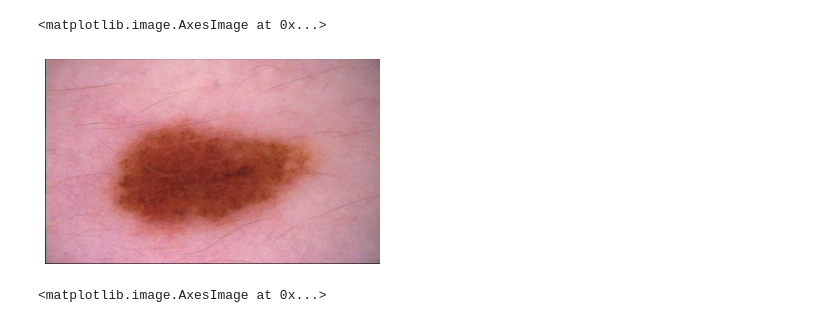
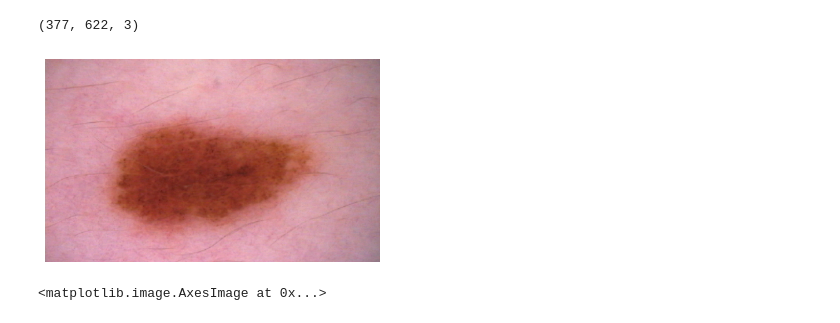
Before and after one commit to lise-amen/challenge-mole, a Jupyter notebook: Notebooks/data_preprocess.ipynb, the cells around one changed output. Drawn from its saved outputs; the diff is of its cells as text; code cells hidden in the pictures.

```diff
--- a/Notebooks/data_preprocess.ipynb
+++ b/Notebooks/data_preprocess.ipynb
@@ -4,13 +4,16 @@ import numpy as np
 from matplotlib import pyplot as plt
 # %%
 img = cv2.imread("../data/samples/F995.BMP", cv2.IMREAD_COLOR)
+img = img[5:img.shape[0] - 5, 5:img.shape[1] - 5]
 img_gray = cv2.imread("../data/samples/F995.BMP", cv2.IMREAD_GRAYSCALE)
 
 plt.axis('off')
 plt.imshow(cv2.cvtColor(img, cv2.COLOR_BGR2RGB))
+
+img.shape
 # %% [output]
-<matplotlib.image.AxesImage at 0x...>
+(377, 622, 3)
-[figure, old version]
+[figure, new version]
 # %%
 ret, thresh1 = cv2.threshold(img_gray, 110, 255, cv2.THRESH_BINARY)
 
```
Also changed, not shown: parts of 2 cells of this notebook.
